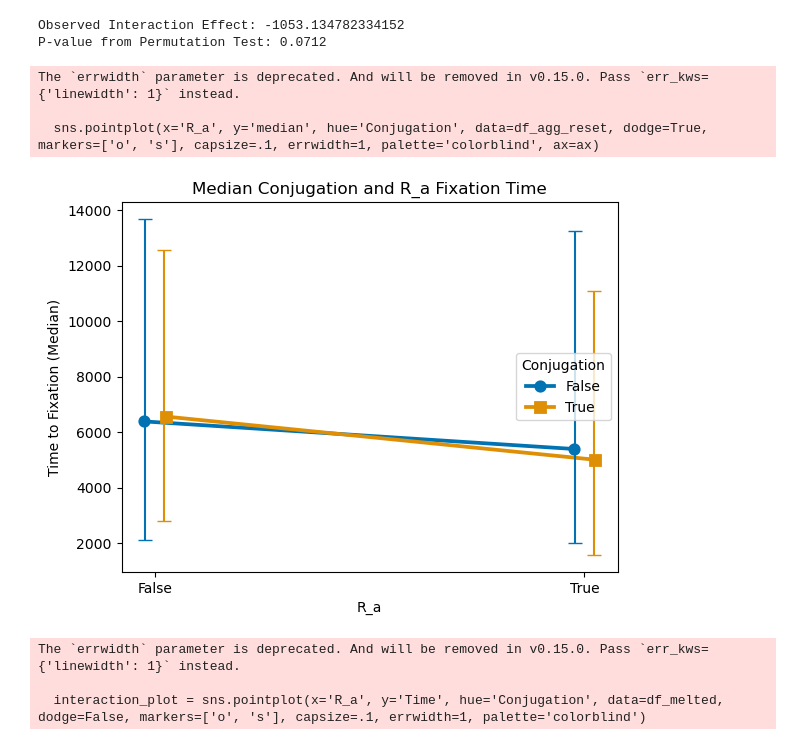
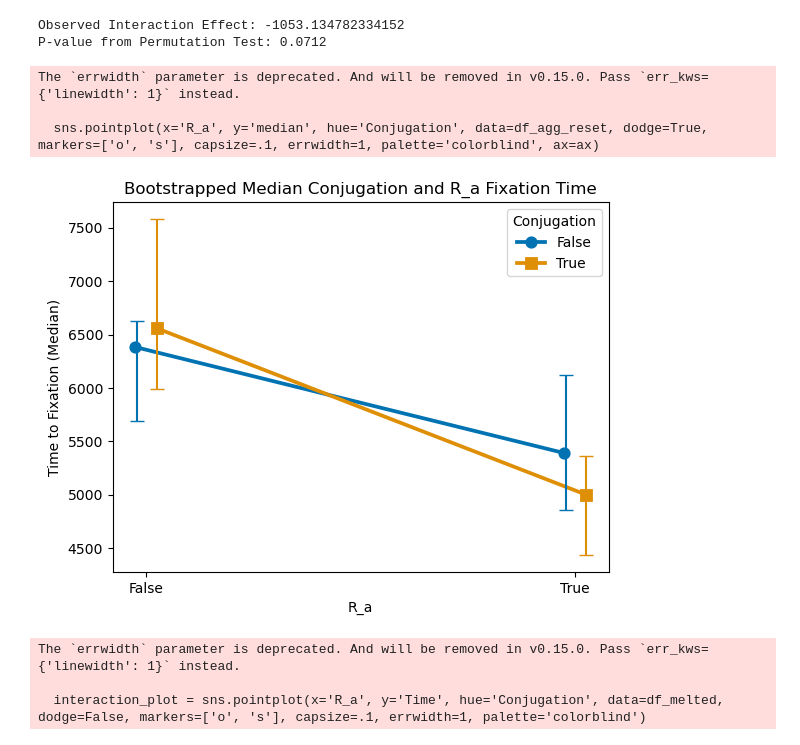
Before and after one commit to Frood-for-Thought/Bac_Evol_SSA, a Jupyter notebook: Experiment 1 - Testing Fixation Time/Relative_Analysis.ipynb, the cells around one changed output. Saved outputs shown, nothing was run; the diff lists cells and outputs as text; code cells hidden in the pictures.

```diff
--- a/Experiment 1 - Testing Fixation Time/Relative_Analysis.ipynb
+++ b/Experiment 1 - Testing Fixation Time/Relative_Analysis.ipynb
@@ -225,37 +217,37 @@ def bootstrapped_median_with_confidence(data):
 
 def median_with_confidence(data):
     median = np.median(data)
     # Calculate confidence intervals directly from the data using the mstats.mquantiles method
     ci_lower, ci_upper = mstats.mquantiles(data, prob=[0.025, 0.975])
     return pd.Series([median, ci_lower, ci_upper], index=['median', 'ci_lower', 'ci_upper'])
 
 # Apply custom aggregation function
-df_agg = df_melted.groupby(['Conjugation', 'R_a'])['Time'].apply(median_with_confidence).unstack()
+df_agg = df_melted.groupby(['Conjugation', 'R_a'])['Time'].apply(bootstrapped_median_with_confidence).unstack()
 
 # Prepare data for plotting
 df_agg_reset = df_agg.reset_index()
 
 # Plot the interaction plot
 fig, ax = plt.subplots()
 sns.pointplot(x='R_a', y='median', hue='Conjugation', data=df_agg_reset, dodge=True, markers=['o', 's'], capsize=.1, errwidth=1, palette='colorblind', ax=ax)
 # Error Bars
 # Add error bars manually
 palette = sns.color_palette('colorblind')
 for i, hue in enumerate(df_agg_reset['Conjugation'].unique()):
     # hue is True, False
     hue_data = df_agg_reset[df_agg_reset['Conjugation'] == hue]
-    ax.errorbar(x=np.arange(len(hue_data)) - 0.022 + 0.044*i, y=hue_data['median'], # (x, y) coordinate for error bars
+    ax.errorbar(x=np.arange(len(hue_data)) - 0.022 + 0.048*i, y=hue_data['median'], # (x, y) coordinate for error bars
                 yerr=[hue_data['median'] - hue_data['ci_lower'], hue_data['ci_upper'] - hue_data['median']], # Error bar length
                 fmt='none', c=palette[i], capsize=5, label=f'{hue}') # palette[i] chooses colour 0 then colour 1 for each error bar.
 
-ax.set_title('Median Conjugation and R_a Fixation Time')
+ax.set_title('Bootstrapped Median Conjugation and R_a Fixation Time')
 ax.set_ylabel('Time to Fixation (Median)')
 plt.show()
 # %% [output]
 The `errwidth` parameter is deprecated. And will be removed in v0.15.0. Pass `err_kws={'linewidth': 1}` instead.
 
   sns.pointplot(x='R_a', y='median', hue='Conjugation', data=df_agg_reset, dodge=True, markers=['o', 's'], capsize=.1, errwidth=1, palette='colorblind', ax=ax)
-[figure, old version]
+[figure, new version]
 # %%
 # Visualization: Interaction plot
 interaction_plot = sns.pointplot(x='R_a', y='Time', hue='Conjugation', data=df_melted, dodge=False, markers=['o', 's'], capsize=.1, errwidth=1, palette='colorblind')
```
Also changed, not shown: parts of 3 cells of this notebook.
